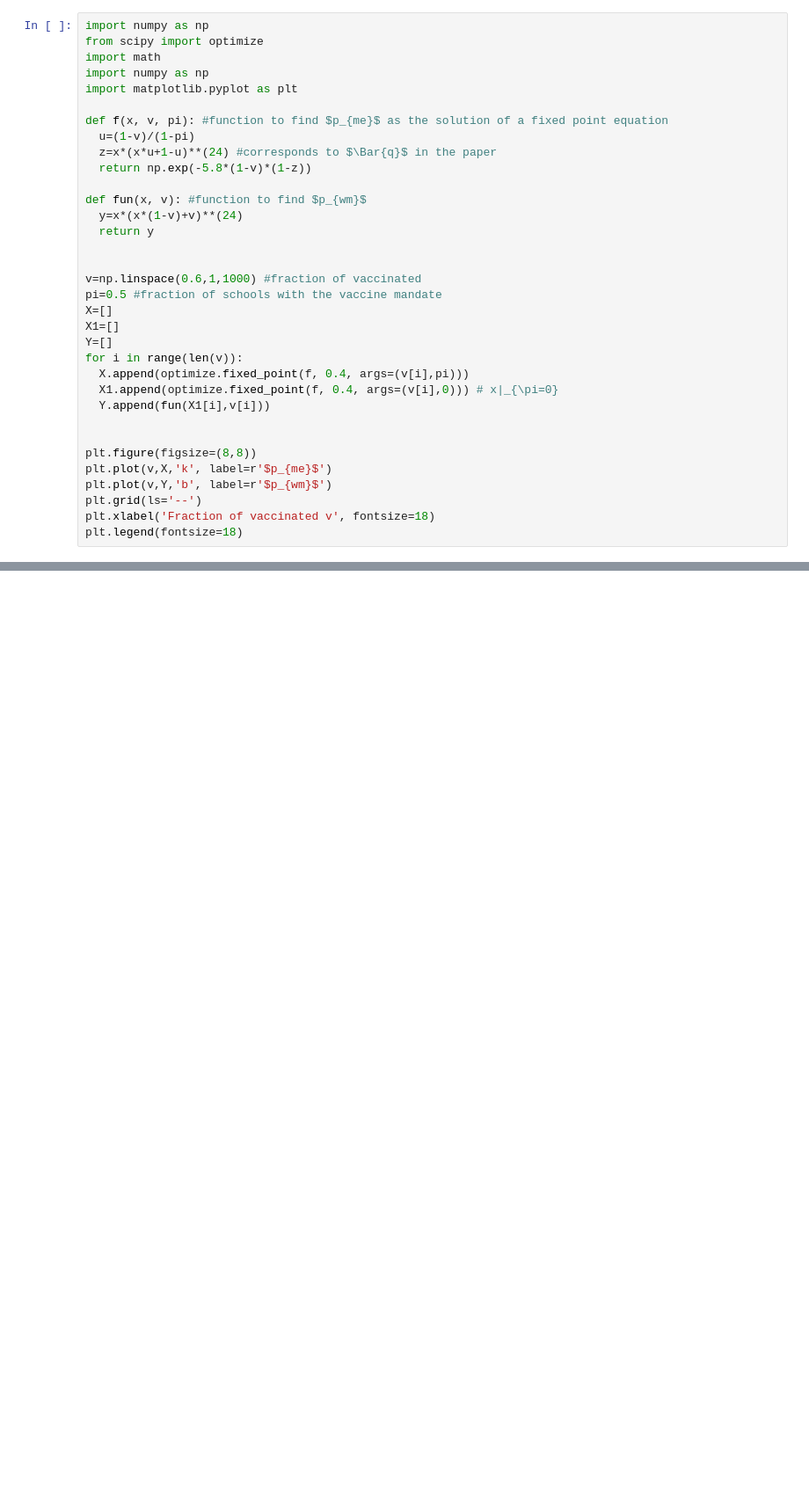
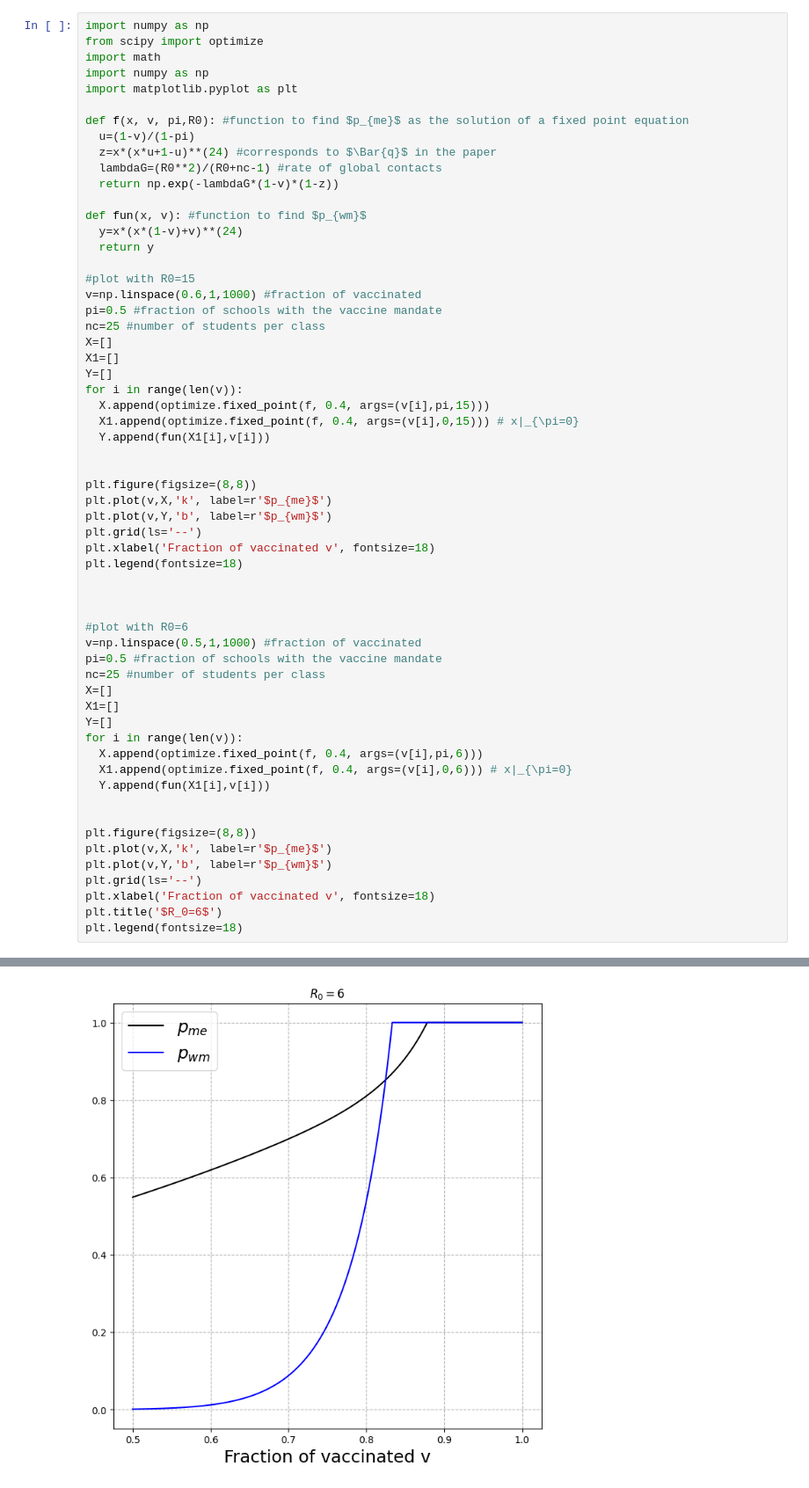
Before and after one commit to MaddalenaDona/Possible-counter-intuitive-impact-of-local-vaccine-mandates-for-vaccine-preventable-infectious-disea, a Jupyter notebook: Figure_3_and_10.ipynb, the cells around one changed output, grey strips where cells are left out. Shown at 88% size. Saved outputs shown, nothing was run; the diff lists cells and outputs as text; blank space fills up the shorter version.

```diff
--- a/Figure_3_and_10.ipynb
+++ b/Figure_3_and_10.ipynb
@@ -5,35 +5,61 @@ import numpy as np
 from scipy import optimize
 import math
 import numpy as np
 import matplotlib.pyplot as plt
 
-def f(x, v, pi): #function to find $p_{me}$ as the solution of a fixed point equation
+def f(x, v, pi,R0): #function to find $p_{me}$ as the solution of a fixed point equation
   u=(1-v)/(1-pi)
   z=x*(x*u+1-u)**(24) #corresponds to $\Bar{q}$ in the paper
-  return np.exp(-5.8*(1-v)*(1-z))
+  lambdaG=(R0**2)/(R0+nc-1) #rate of global contacts
+  return np.exp(-lambdaG*(1-v)*(1-z))
 
 def fun(x, v): #function to find $p_{wm}$
   y=x*(x*(1-v)+v)**(24)
   return y
 
-
+#plot with R0=15
 v=np.linspace(0.6,1,1000) #fraction of vaccinated
 pi=0.5 #fraction of schools with the vaccine mandate
+nc=25 #number of students per class
 X=[]
 X1=[]
 Y=[]
 for i in range(len(v)):
-  X.append(optimize.fixed_point(f, 0.4, args=(v[i],pi)))
-  X1.append(optimize.fixed_point(f, 0.4, args=(v[i],0))) # x|_{\pi=0}
+  X.append(optimize.fixed_point(f, 0.4, args=(v[i],pi,15)))
+  X1.append(optimize.fixed_point(f, 0.4, args=(v[i],0,15))) # x|_{\pi=0}
   Y.append(fun(X1[i],v[i]))
 
 
 plt.figure(figsize=(8,8))
 plt.plot(v,X,'k', label=r'$p_{me}$')
 plt.plot(v,Y,'b', label=r'$p_{wm}$')
 plt.grid(ls='--')
 plt.xlabel('Fraction of vaccinated v', fontsize=18)
 plt.legend(fontsize=18)
+
+
+
+#plot with R0=6
+v=np.linspace(0.5,1,1000) #fraction of vaccinated
+pi=0.5 #fraction of schools with the vaccine mandate
+nc=25 #number of students per class
+X=[]
+X1=[]
+Y=[]
+for i in range(len(v)):
+  X.append(optimize.fixed_point(f, 0.4, args=(v[i],pi,6)))
+  X1.append(optimize.fixed_point(f, 0.4, args=(v[i],0,6))) # x|_{\pi=0}
+  Y.append(fun(X1[i],v[i]))
+
+
+plt.figure(figsize=(8,8))
+plt.plot(v,X,'k', label=r'$p_{me}$')
+plt.plot(v,Y,'b', label=r'$p_{wm}$')
+plt.grid(ls='--')
+plt.xlabel('Fraction of vaccinated v', fontsize=18)
+plt.title('$R_0=6$')
+plt.legend(fontsize=18)
 # %% [output]
 <matplotlib.legend.Legend at 0x...>
 [figure]
+[figure, added]
```
Also changed, not shown: parts of 1 cell of this notebook.
